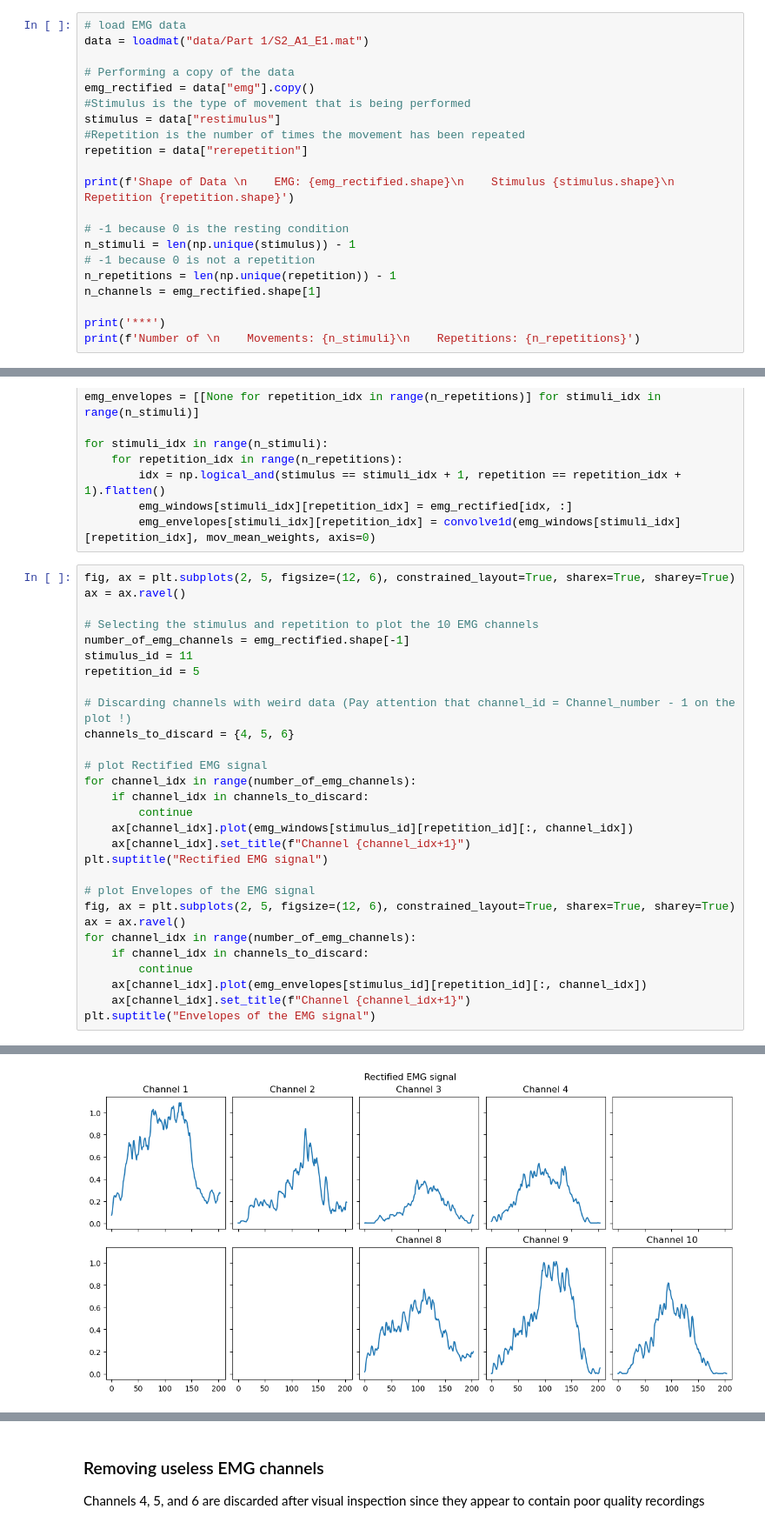
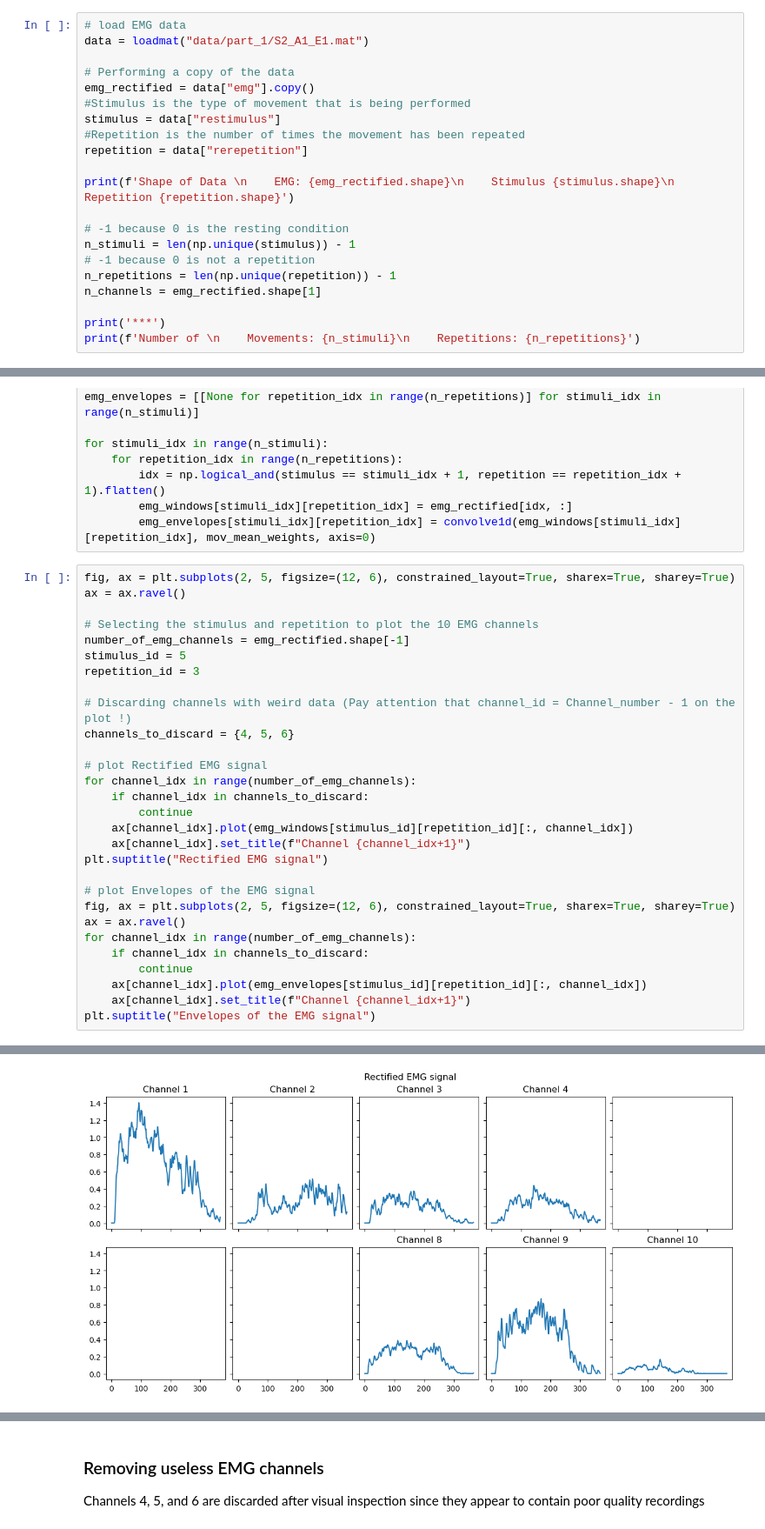
Before and after one commit to AlexisCogne/NSSP_projects, a Jupyter notebook: Project_2_EMG/part_1_Alexis.ipynb, the cells around one changed output, grey strips where cells are left out. Shown at 87% size. Saved outputs shown, nothing was run; the diff lists cells and outputs as text.

```diff
--- a/Project_2_EMG/part_1_Alexis.ipynb
+++ b/Project_2_EMG/part_1_Alexis.ipynb
@@ -24,7 +24,7 @@ Note: data is already partially preprocessed on the original database
 Starting with subject 2
 # %%
 # load EMG data
-data = loadmat("data/Part 1/S2_A1_E1.mat")
+data = loadmat("data/part_1/S2_A1_E1.mat")
 
 # Performing a copy of the data
 emg_rectified = data["emg"].copy()
@@ -112,32 +112,32 @@ for stimuli_idx in range(n_stimuli):
 # %%
 fig, ax = plt.subplots(2, 5, figsize=(12, 6), constrained_layout=True, sharex=True, sharey=True)
 ax = ax.ravel()
 
 # Selecting the stimulus and repetition to plot the 10 EMG channels
 number_of_emg_channels = emg_rectified.shape[-1]
-stimulus_id = 11
-repetition_id = 5
+stimulus_id = 5
+repetition_id = 3
 
 # Discarding channels with weird data (Pay attention that channel_id = Channel_number - 1 on the plot !)
 channels_to_discard = {4, 5, 6}
 
 # plot Rectified EMG signal
 for channel_idx in range(number_of_emg_channels):
     if channel_idx in channels_to_discard:
         continue
     ax[channel_idx].plot(emg_windows[stimulus_id][repetition_id][:, channel_idx])
     ax[channel_idx].set_title(f"Channel {channel_idx+1}")
 plt.suptitle("Rectified EMG signal")
 
 # plot Envelopes of the EMG signal
 fig, ax = plt.subplots(2, 5, figsize=(12, 6), constrained_layout=True, sharex=True, sharey=True)
 ax = ax.ravel()
 for channel_idx in range(number_of_emg_channels):
     if channel_idx in channels_to_discard:
         continue
     ax[channel_idx].plot(emg_envelopes[stimulus_id][repetition_id][:, channel_idx])
     ax[channel_idx].set_title(f"Channel {channel_idx+1}")
 plt.suptitle("Envelopes of the EMG signal")
 # %% [output]
 Text(0.5, 0.98, 'Envelopes of the EMG signal')
-[figure, old version]
+[figure, new version]
```
Also changed, not shown: parts of 6 cells of this notebook.
